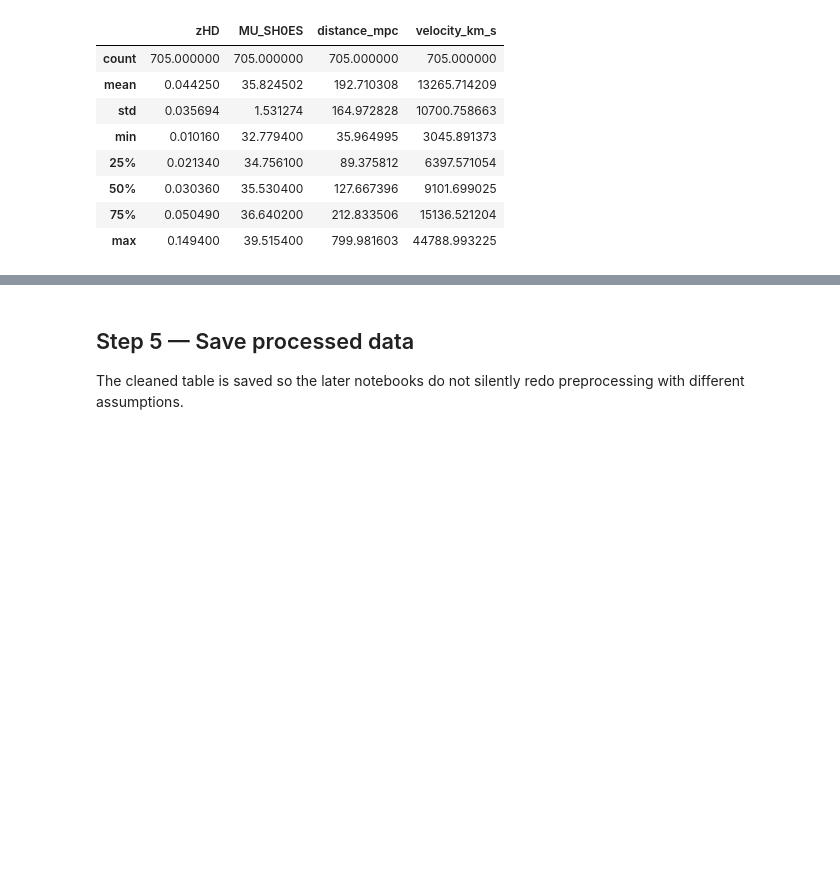
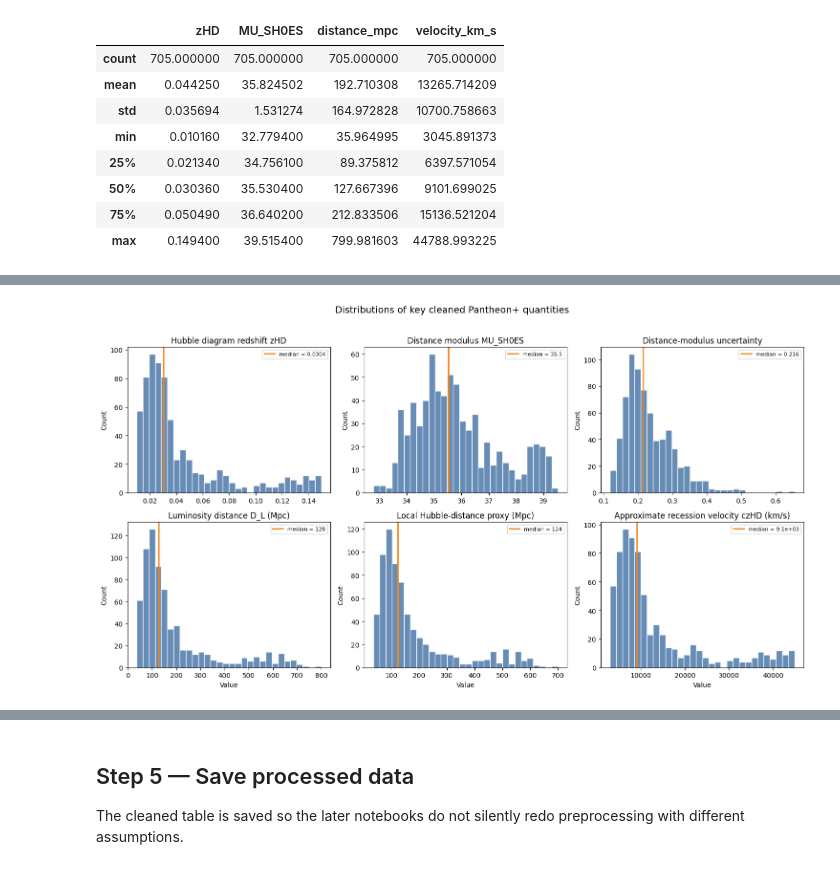
Before and after one commit to BKris2315/DataDrivenAndAgentBasedModellingBMETEFTBsPAAMD-00, a Jupyter notebook: project2/notebooks/01_data_preprocessing_pantheon.ipynb, the cells around one changed output, grey strips where cells are left out. Saved outputs shown, nothing was run; the diff lists cells and outputs as text; code cells hidden in the pictures; blank space fills up the shorter version.

```diff
--- a/project2/notebooks/01_data_preprocessing_pantheon.ipynb
+++ b/project2/notebooks/01_data_preprocessing_pantheon.ipynb
@@ -146,0 +151,31 @@ clean.describe()[["zHD", "MU_SH0ES", "distance_mpc", "velocity_km_s"]]
+# %%
+fig_dir = PROJECT_ROOT / "figures"
+fig_dir.mkdir(exist_ok=True)
+
+plot_specs = [
+    ("zHD", "Hubble diagram redshift zHD"),
+    ("MU_SH0ES", "Distance modulus MU_SH0ES"),
+    ("MU_SH0ES_ERR_DIAG", "Distance-modulus uncertainty"),
+    ("distance_mpc", "Luminosity distance D_L (Mpc)"),
+    ("hubble_distance_mpc", "Local Hubble-distance proxy (Mpc)"),
+    ("velocity_km_s", "Approximate recession velocity czHD (km/s)"),
+]
+
+fig, axes = plt.subplots(2, 3, figsize=(15, 8))
+for ax, (col, label) in zip(axes.ravel(), plot_specs):
+    values = clean[col].dropna()
+    median = values.median()
+    ax.hist(values, bins=30, color="#4C78A8", edgecolor="white", alpha=0.85)
+    ax.axvline(median, color="#F58518", linewidth=2, label=f"median = {median:.3g}")
+    ax.set_title(label)
+    ax.set_ylabel("Count")
+    ax.legend(fontsize=8)
+
+for ax in axes[-1]:
+    ax.set_xlabel("Value")
+
+fig.suptitle("Distributions of key cleaned Pantheon+ quantities", y=1.02, fontsize=14)
+fig.tight_layout()
+fig.savefig(fig_dir / "pantheon_preprocessing_distributions.png", dpi=180, bbox_inches="tight")
+# %% [output]
+[figure, added]
```
Also changed, not shown: parts of 4 cells of this notebook, 50 other files.
